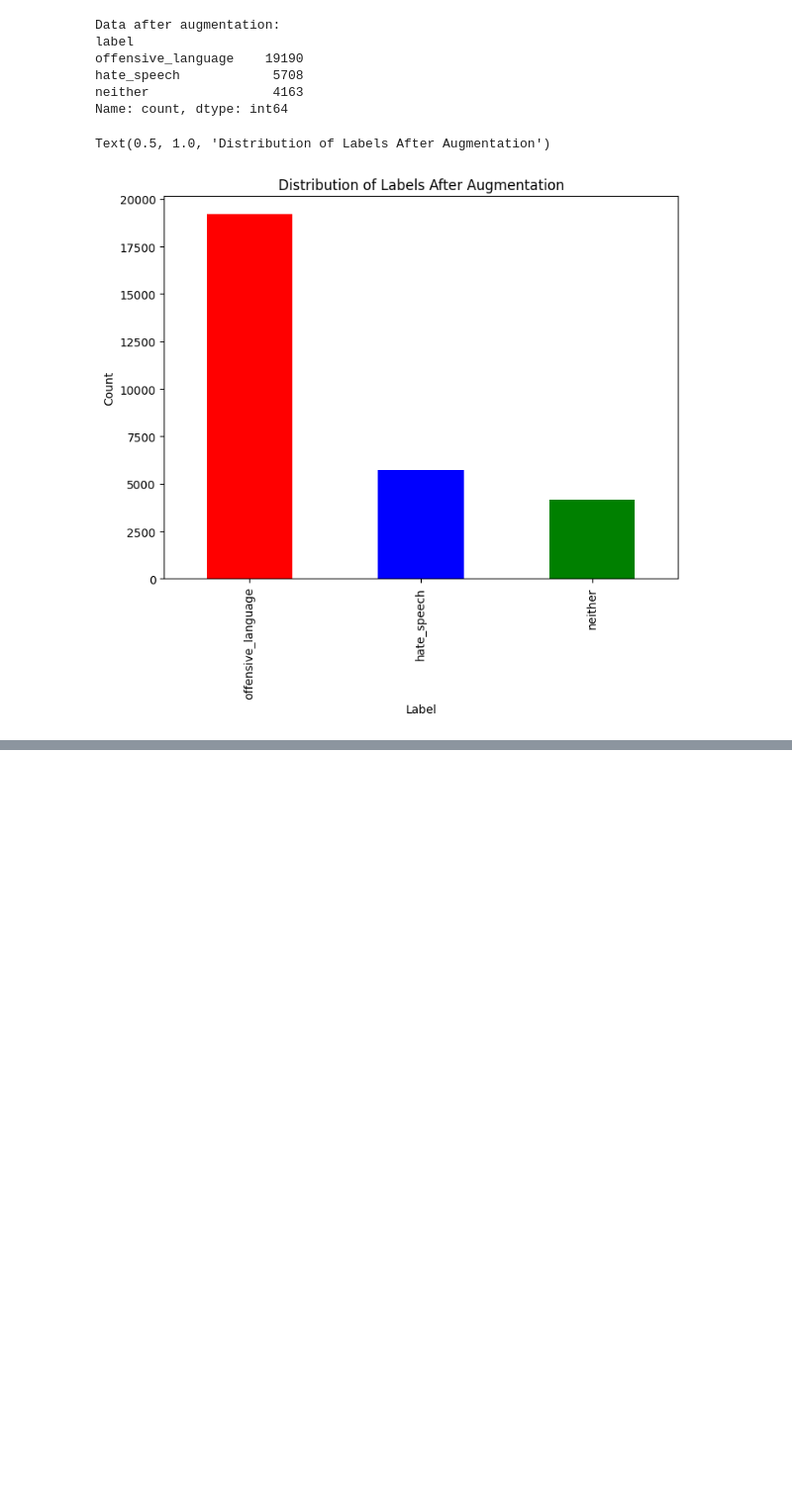
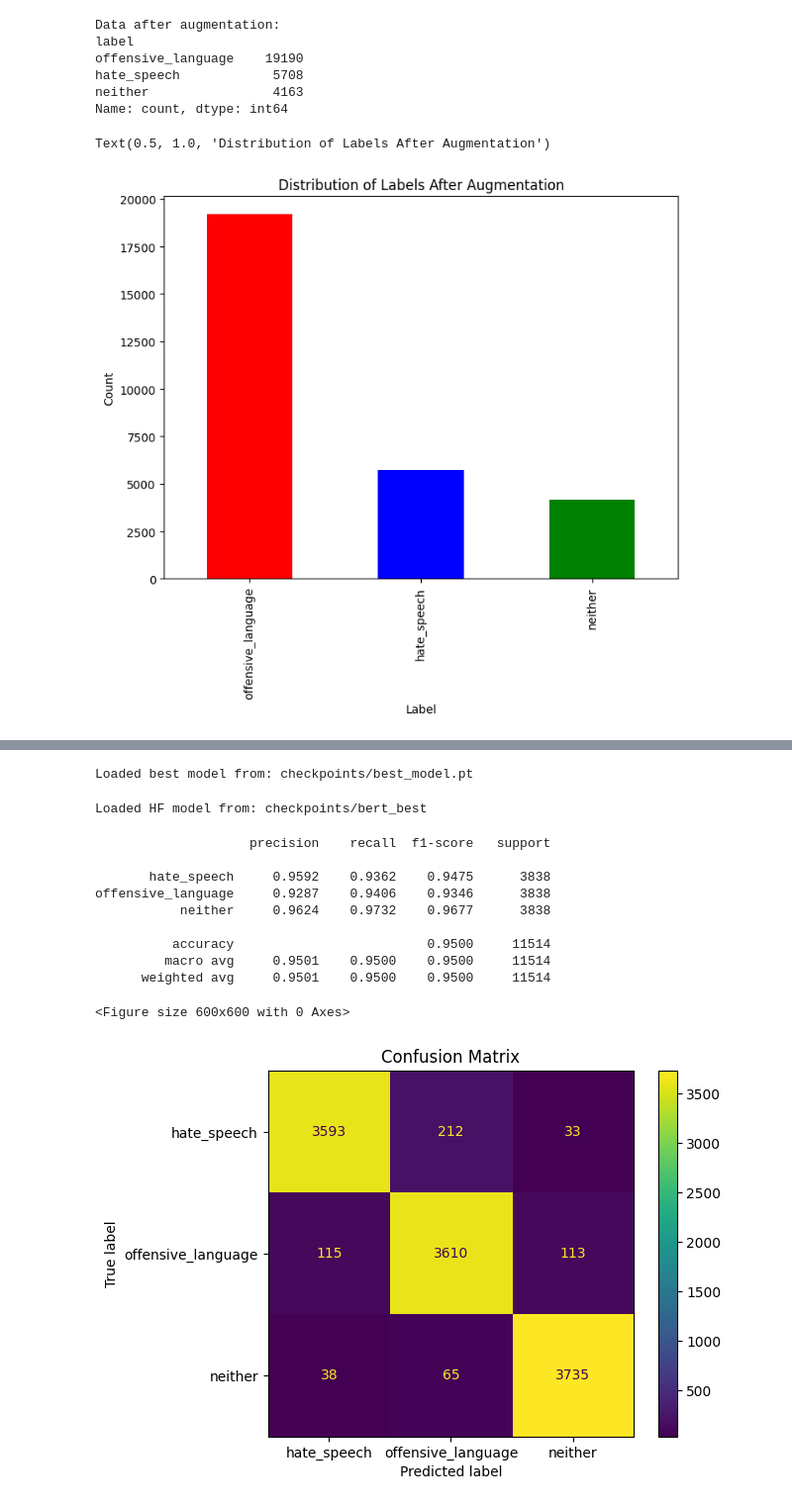
Before and after one commit to ChuTungDuongg/CS221---HateSpeech-Detection-Project, a Jupyter notebook: Bert_pipeline.ipynb, the cells around one changed output, grey strips where cells are left out. Shown at 99% size. Saved outputs shown, nothing was run; the diff lists cells and outputs as text; code cells hidden in the pictures; blank space fills up the shorter version.

```diff
--- a/Bert_pipeline.ipynb
+++ b/Bert_pipeline.ipynb
@@ -373,0 +787,77 @@ val_dataset = tf.data.Dataset.from_tensor_slices(
+# %%
+import torch
+
+BEST_PT_PATH = "checkpoints/best_model.pt"  # đổi đúng path bạn lưu
+
+model.load_state_dict(torch.load(BEST_PT_PATH, map_location=device))
+model.to(device)
+model.eval()
+
+print("Loaded best model from:", BEST_PT_PATH)
+# %% [output]
+Loaded best model from: checkpoints/best_model.pt
+# %%
+from transformers import BertForSequenceClassification
+
+MODEL_DIR = "checkpoints/bert_best"
+model = BertForSequenceClassification.from_pretrained(MODEL_DIR).to(device)
+model.eval()
+print("Loaded HF model from:", MODEL_DIR)
+# %% [output]
+Loaded HF model from: checkpoints/bert_best
+# %%
+import numpy as np
+import torch
+from sklearn.metrics import classification_report, confusion_matrix, ConfusionMatrixDisplay
+import matplotlib.pyplot as plt
+
+# map id -> label (phải đúng với label2id bạn dùng khi train)
+id2label = {0: "hate_speech", 1: "offensive_language", 2: "neither"}
+
+all_preds = []
+all_labels = []
+
+with torch.no_grad():
+    for batch in validation_dataloader:
+        b_input_ids = batch[0].to(device)
+        b_input_mask = batch[1].to(device)
+        b_labels = batch[2].to(device)
+
+        outputs = model(
+            input_ids=b_input_ids,
+            attention_mask=b_input_mask
+        )
+        logits = outputs.logits
+
+        preds = torch.argmax(logits, dim=1)
+
+        all_preds.extend(preds.cpu().numpy())
+        all_labels.extend(b_labels.cpu().numpy())
+
+all_preds = np.array(all_preds)
+all_labels = np.array(all_labels)
+
+# ---- Classification report ----
+target_names = [id2label[i] for i in sorted(id2label.keys())]
+print(classification_report(all_labels, all_preds, target_names=target_names, digits=4))
+
+# ---- Confusion matrix ----
+cm = confusion_matrix(all_labels, all_preds, labels=[0, 1, 2])
+disp = ConfusionMatrixDisplay(confusion_matrix=cm, display_labels=target_names)
+
+plt.figure(figsize=(6, 6))
+disp.plot(values_format="d")
+plt.title("Confusion Matrix")
+plt.show()
+# %% [output]
+                    precision    recall  f1-score   support
+
+       hate_speech     0.9592    0.9362    0.9475      3838
+offensive_language     0.9287    0.9406    0.9346      3838
+           neither     0.9624    0.9732    0.9677      3838
+
+          accuracy                         0.9500     11514
+         macro avg     0.9501    0.9500    0.9500     11514
+      weighted avg     0.9501    0.9500    0.9500     11514
+<Figure size 600x600 with 0 Axes>
+[figure, added]
```
Also changed, not shown: parts of 19 cells of this notebook.
